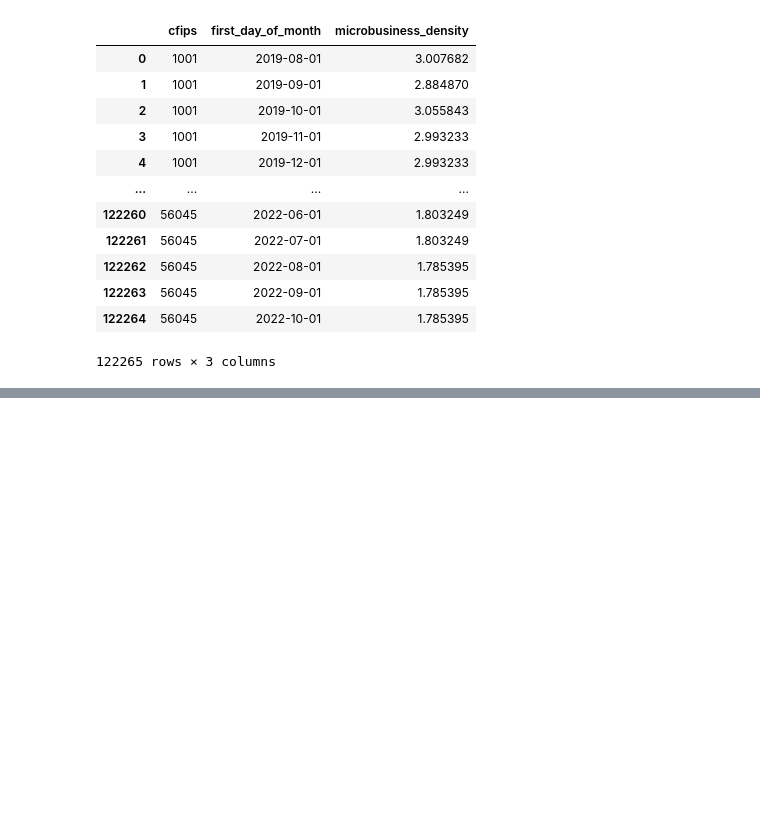
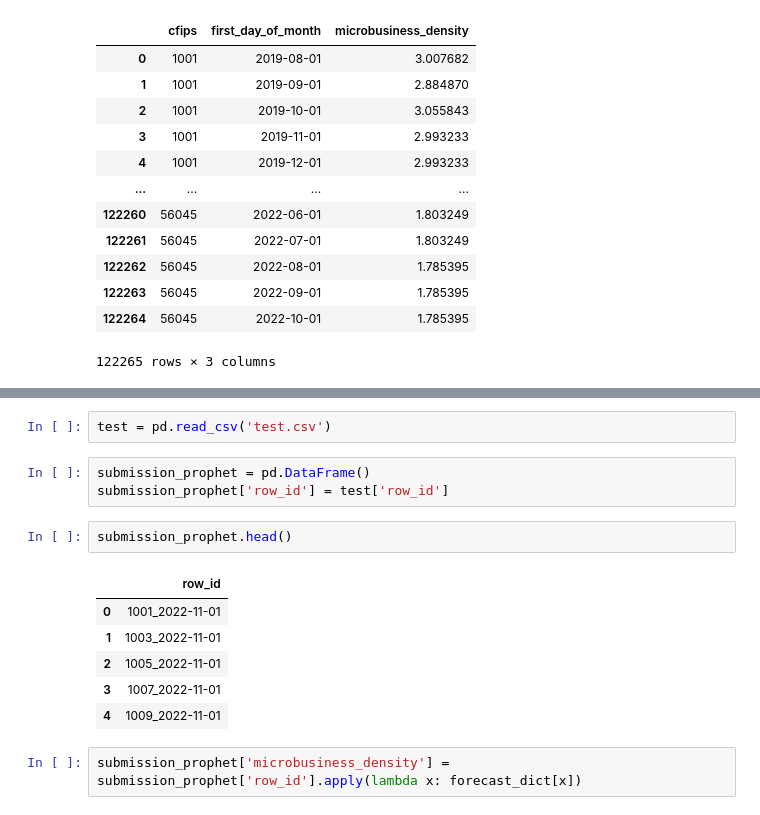
Before and after one commit to laksharora98/Portfolio, a Jupyter notebook: Kaggle Projects/GoDaddy - Microbusiness Density Forecasting/Univariate independent prophet.ipynb, the cells around one changed output, grey strips where cells are left out. Cells and saved outputs as stored; diff of their text form; blank space fills up the shorter version.

```diff
--- a/Kaggle Projects/GoDaddy - Microbusiness Density Forecasting/Univariate independent prophet.ipynb
+++ b/Kaggle Projects/GoDaddy - Microbusiness Density Forecasting/Univariate independent prophet.ipynb
@@ -308,0 +170,16 @@ Iteration 116. Log joint probability =    112.881. Improved by 9.04748e-09.
+# %%
+test = pd.read_csv('test.csv')
+# %%
+submission_prophet = pd.DataFrame()
+submission_prophet['row_id'] = test['row_id']
+# %%
+submission_prophet.head()
+# %% [output]
+|  | row_id |
+| 0 | 1001_2022-11-01 |
+| 1 | 1003_2022-11-01 |
+| 2 | 1005_2022-11-01 |
+| 3 | 1007_2022-11-01 |
+| 4 | 1009_2022-11-01 |
+# %%
+submission_prophet['microbusiness_density'] = submission_prophet['row_id'].apply(lambda x: forecast_dict[x])
```
Also changed, not shown: parts of 16 cells of this notebook, 9 other files.
